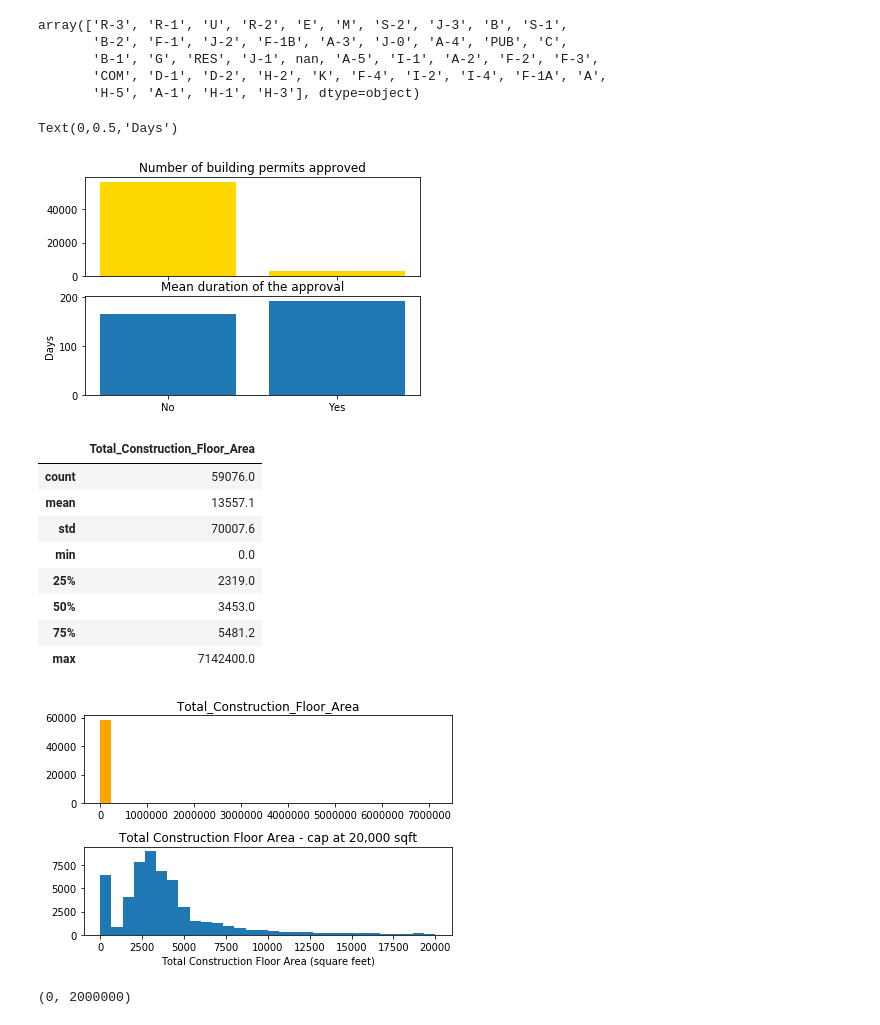
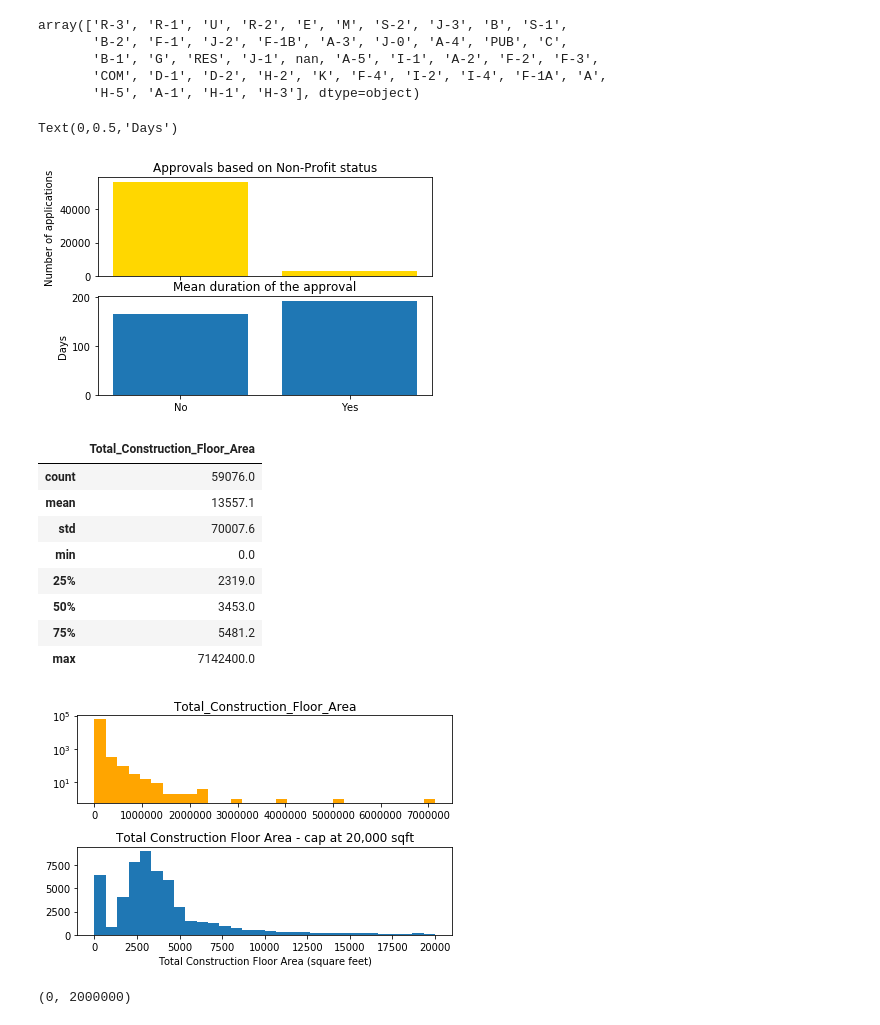
Before and after one commit to anoushavan/Capstone_1, a Jupyter notebook: code/preliminary_analysis.ipynb, the cells around one changed output. Cells and saved outputs as stored; diff of their text form; code cells hidden in the pictures.

```diff
--- a/code/preliminary_analysis.ipynb
+++ b/code/preliminary_analysis.ipynb
@@ -450,24 +485,24 @@ array(['R-3', 'R-1', 'U', 'R-2', 'E', 'M', 'S-2', 'J-3', 'B', 'S-1',
 # %%
 #bar chart of the Non-profit category.
 
 fig, (ax1,ax2) = plt.subplots(2, sharex=True)
 
 ngo=(data.groupby('Non-Profit')[['Approved','Duration']].
 agg({'Approved':'count', 'Duration':'mean'}))
 
 ax1.bar(ngo.index, ngo['Approved'], color='gold')
-ax1.set_title('Number of building permits approved')
-ax2.set_ylabel('Number of applications')
+ax1.set_title('Approvals based on Non-Profit status')
+ax1.set_ylabel('Number of applications')
 
 ax2.bar(ngo.index, ngo['Duration'])
 ax2.set_title('Mean duration of the approval')
 ax2.set_xticklabels(['No','Yes'], rotation=360)
 ax2.set_ylabel('Days')
 
 # clarify the title and other a box plot.
 # %% [output]
 Text(0,0.5,'Days')
-[figure, old version]
+[figure, new version]
 # %%
 # Histogram of Total Construction Floor Area.
 
@@ -476,6 +511,7 @@ fig,ax = plt.subplots(2,1)
 plt.subplot(2,1,1)
 ax = data['Total_Construction_Floor_Area'].hist(bins=30, color='orange')
 ax.set_title('Total_Construction_Floor_Area')
+ax.set_yscale('log')
 # ax.set_xlabel('Total_Construction_Floor_Area (square feet)')
 ax.grid(False)
 
@@ -497,7 +533,7 @@ pd.DataFrame((data['Total_Construction_Floor_Area']).describe()).round(1)
 | 50% | 3453.0 |
 | 75% | 5481.2 |
 | max | 7142400.0 |
-[figure, old version]
+[figure, new version]
 # %%
 # scatterplot of Total construction floor area and duration.
 
```
Also changed, not shown: parts of 37 cells of this notebook, 21 other files.
